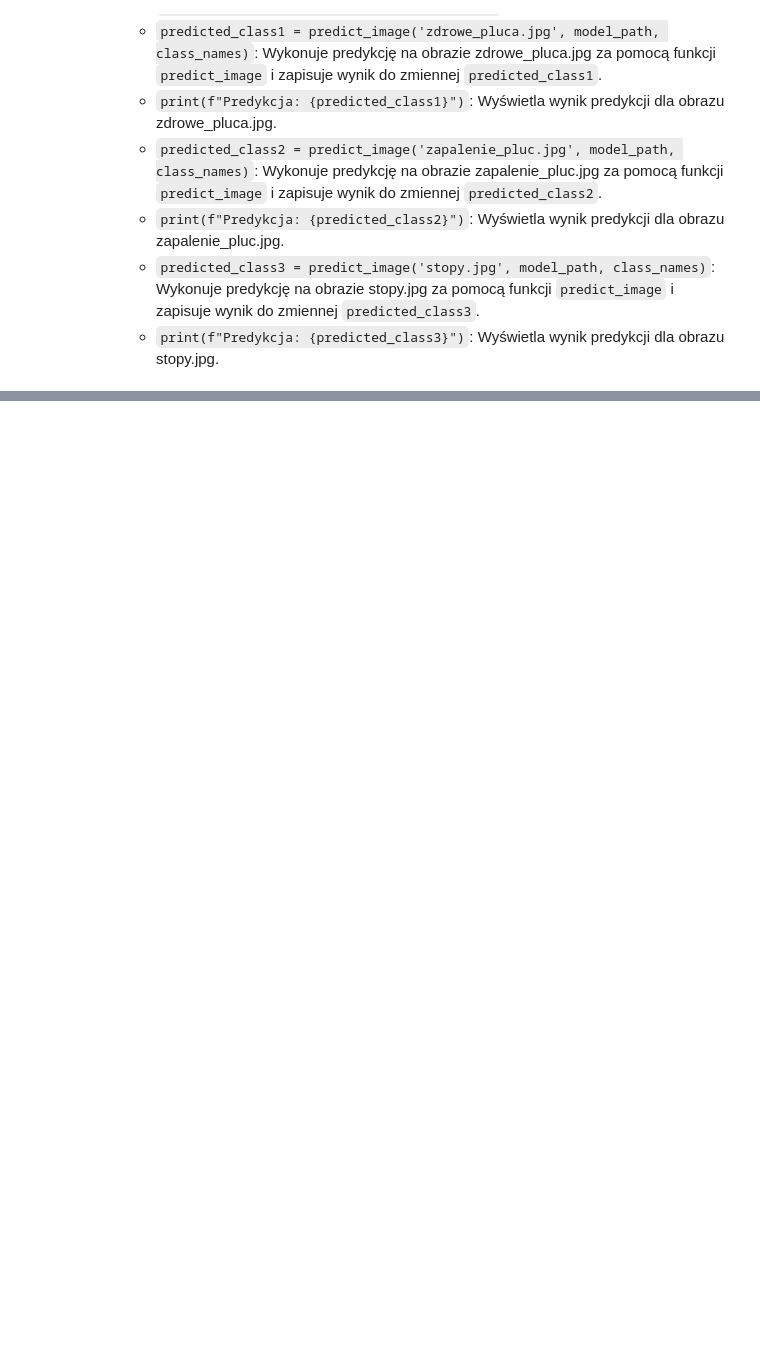
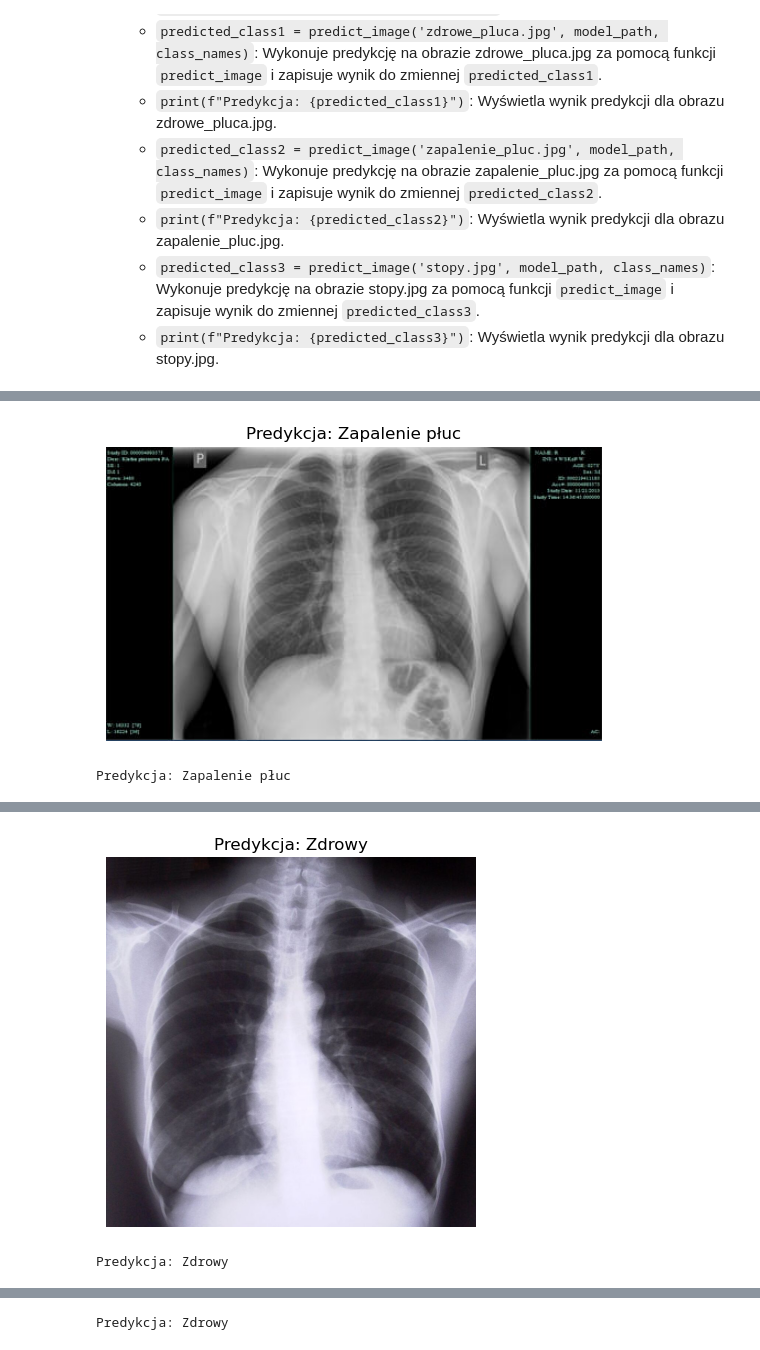
Before and after one commit to LiCHUTKO/pneumonia-detection-ai, a Jupyter notebook: notebook.ipynb, the cells around one changed output, grey strips where cells are left out. Drawn from its saved outputs; the diff is of its cells as text; code cells hidden in the pictures; blank space fills up the shorter version.

```diff
--- a/notebook.ipynb
+++ b/notebook.ipynb
@@ -641,19 +649,34 @@ Ten kod definiuje funkcję do wykonywania predykcji na załadowanym modelu oraz
    - `print(f"Predykcja: {predicted_class3}")`: Wyświetla wynik predykcji dla obrazu stopy.jpg.
 # %%
 def predict_image(img_path, model_path, class_names):
+    # Ładowanie modelu
     model = load_model(model_path)
 
+    # Ładowanie i przetwarzanie obrazu
     img = image.load_img(img_path, target_size=(150, 150))
     img_array = image.img_to_array(img)
     img_array = np.expand_dims(img_array, axis=0)
     img_array /= 255.0
 
+    # Wykonanie predykcji
     prediction = model.predict(img_array)
-    predicted_class = class_names[int(prediction > 0.5)]
+    predicted_class = class_names[int(prediction[0] > 0.5)]
+
+    # Wyświetlenie obrazu z tytułem jako przewidywaną klasą
+    plt.imshow(image.load_img(img_path))
+    plt.title(f"Predykcja: {predicted_class}")
+    plt.axis('off')
+    plt.show()
+
     return predicted_class
 
+# Definicja nazw klas
+class_names = ['Zdrowy', 'Zapalenie płuc']
 
-model_path = 'pneumonia_detection_model.h5'
+# Przykład użycia funkcji predict_image
+model_path = 'pneumonia_detection_model.h5'  # Ścieżka do zapisanego modelu
+
+# Przewidywanie i wyświetlanie obrazów
 predicted_class1 = predict_image('zdrowe_pluca.jpg', model_path, class_names)
 print(f"Predykcja: {predicted_class1}")
 
@@ -662,3 +685,4 @@ print(f"Predykcja: {predicted_class2}")
 
 predicted_class3 = predict_image('stopy.jpg', model_path, class_names)
 print(f"Predykcja: {predicted_class3}")
+# %% [output]
@@ -664,0 +693,2 @@ print(f"Predykcja: {predicted_class3}")
+[figure, added]
+Predykcja: Zapalenie płuc
@@ -664,0 +697,2 @@ print(f"Predykcja: {predicted_class3}")
+[figure, added]
+Predykcja: Zdrowy
@@ -664,0 +702 @@ print(f"Predykcja: {predicted_class3}")
+Predykcja: Zdrowy
```
Also changed, not shown: parts of 4 cells of this notebook, 2 other files.
